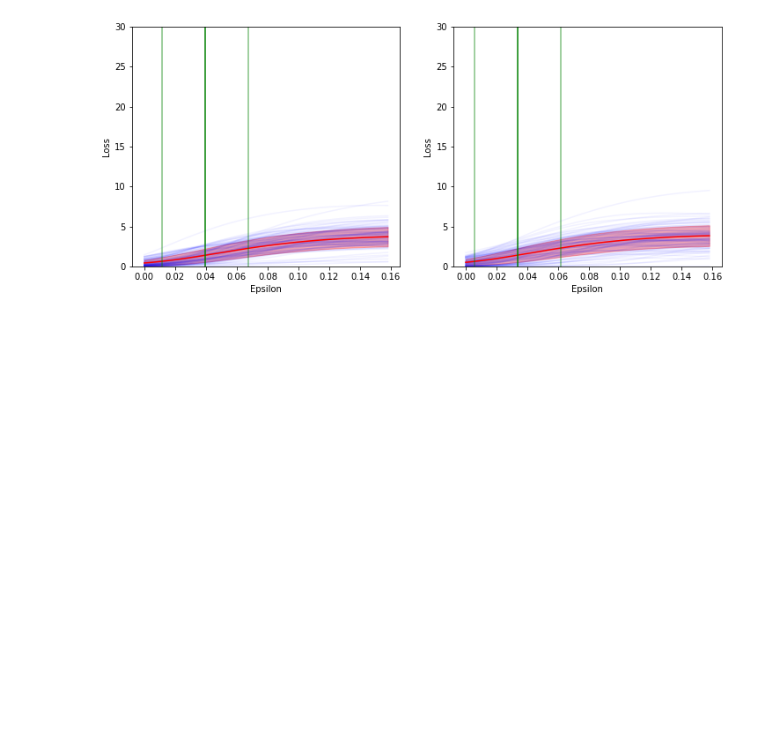
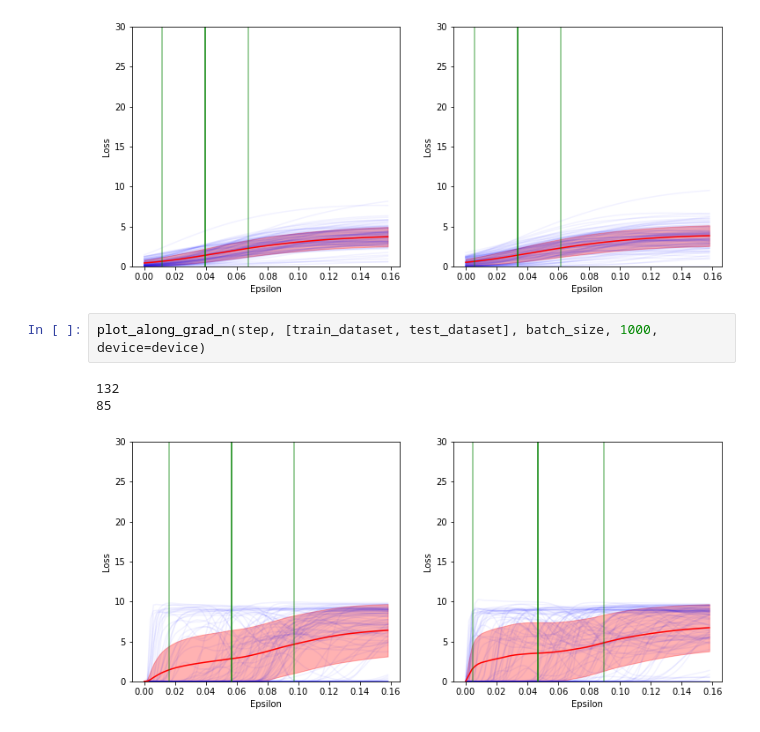
Before and after one commit to CarlosGomes98/false_sense_of_security, a Jupyter notebook: notebooks/Plot_Along_Grad.ipynb, the cells around one changed output. Saved outputs shown, nothing was run; the diff lists cells and outputs as text; blank space fills up the shorter version.

```diff
--- a/notebooks/Plot_Along_Grad.ipynb
+++ b/notebooks/Plot_Along_Grad.ipynb
@@ -183,3 +167,9 @@ plot_along_grad_n(cure, [train_dataset, test_dataset], batch_size, 10000, device
 114
 147
 [figure]
+# %%
+plot_along_grad_n(step, [train_dataset, test_dataset], batch_size, 1000, device=device)
+# %% [output]
+132
+85
+[figure, added]
```
Also changed, not shown: parts of 16 cells of this notebook, 5 other files.
